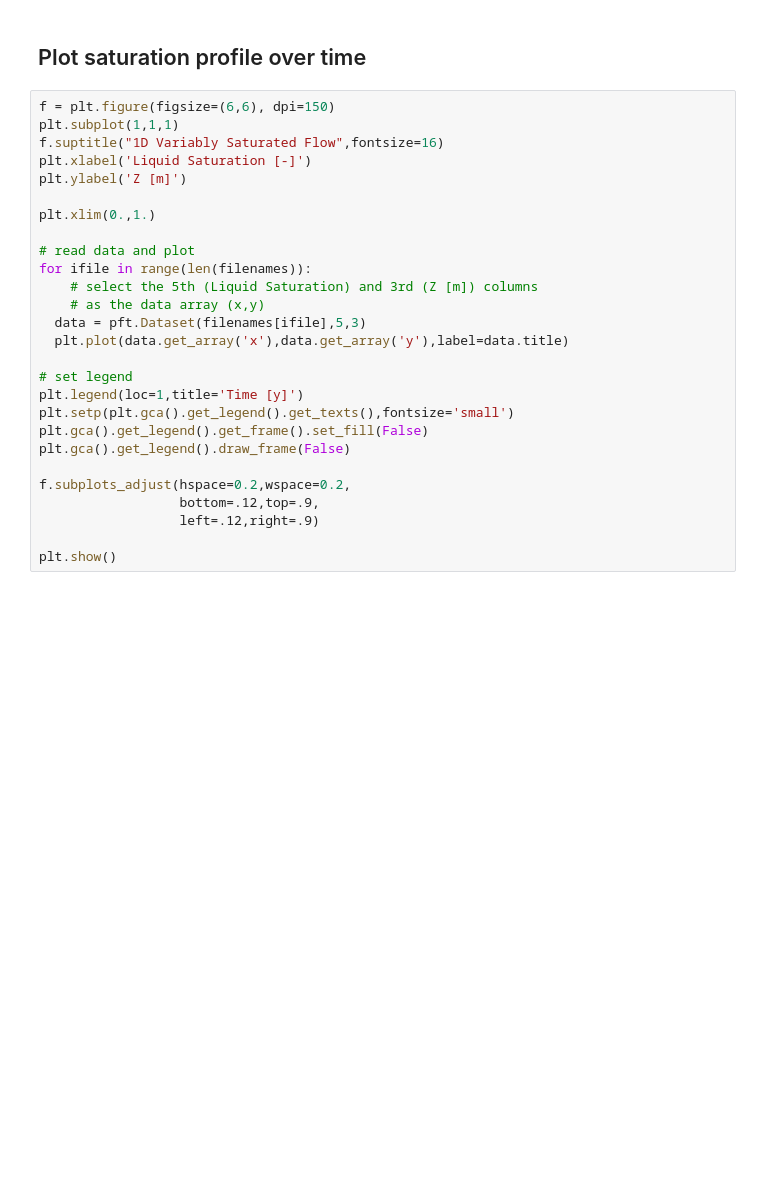
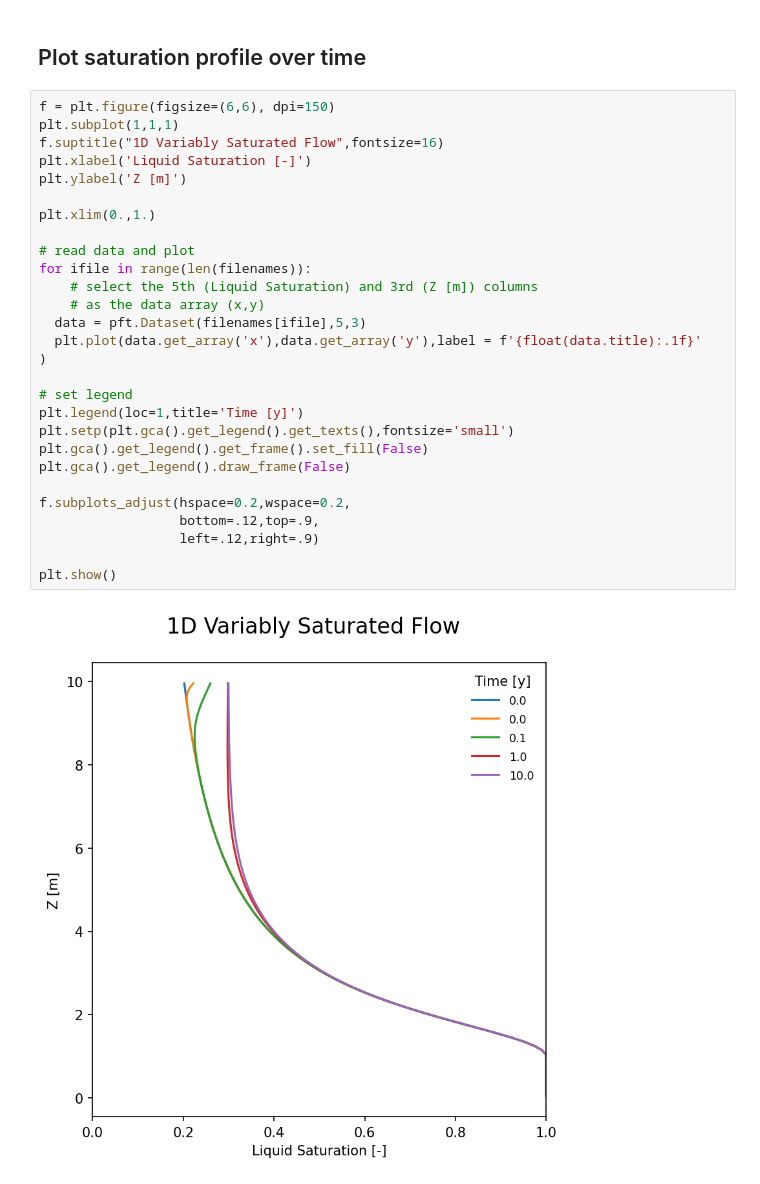
Before and after one commit to hydroaggie/hydrologic-modeling-course-2024, a Jupyter notebook: 02-flow-1D/plot.ipynb, the cells around one changed output. Saved outputs shown, nothing was run; the diff lists cells and outputs as text; blank space fills up the shorter version.

```diff
--- a/02-flow-1D/plot.ipynb
+++ b/02-flow-1D/plot.ipynb
@@ -27,27 +27,30 @@ filenames = pft.get_full_paths(path,files)
 # %%
 f = plt.figure(figsize=(6,6), dpi=150)
 plt.subplot(1,1,1)
 f.suptitle("1D Variably Saturated Flow",fontsize=16)
 plt.xlabel('Liquid Saturation [-]')
 plt.ylabel('Z [m]')
 
 plt.xlim(0.,1.)
 
 # read data and plot
 for ifile in range(len(filenames)):
     # select the 5th (Liquid Saturation) and 3rd (Z [m]) columns
     # as the data array (x,y)
   data = pft.Dataset(filenames[ifile],5,3)
-  plt.plot(data.get_array('x'),data.get_array('y'),label=data.title)
+  plt.plot(data.get_array('x'),data.get_array('y'),label = f'{float(data.title):.1f}'
+)
 
 # set legend
 plt.legend(loc=1,title='Time [y]')
 plt.setp(plt.gca().get_legend().get_texts(),fontsize='small')
 plt.gca().get_legend().get_frame().set_fill(False)
 plt.gca().get_legend().draw_frame(False)
 
 f.subplots_adjust(hspace=0.2,wspace=0.2,
                   bottom=.12,top=.9,
                   left=.12,right=.9)
 
 plt.show()
+# %% [output]
+[figure, added]
```
Also changed, not shown: 9 other files.
